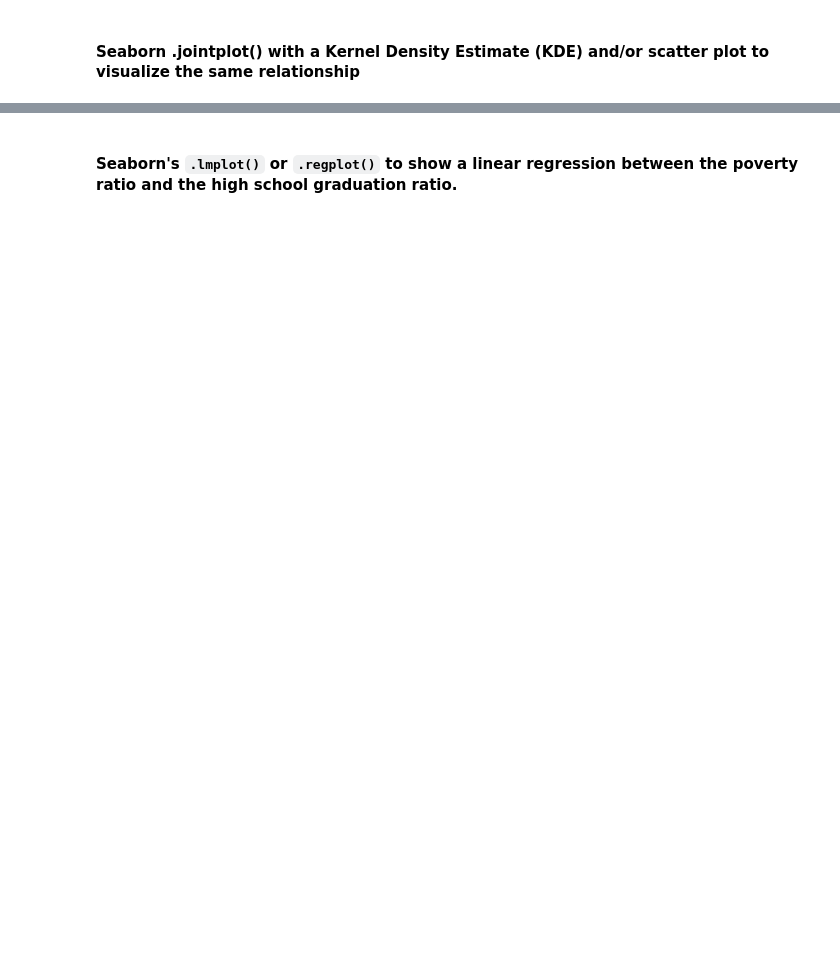
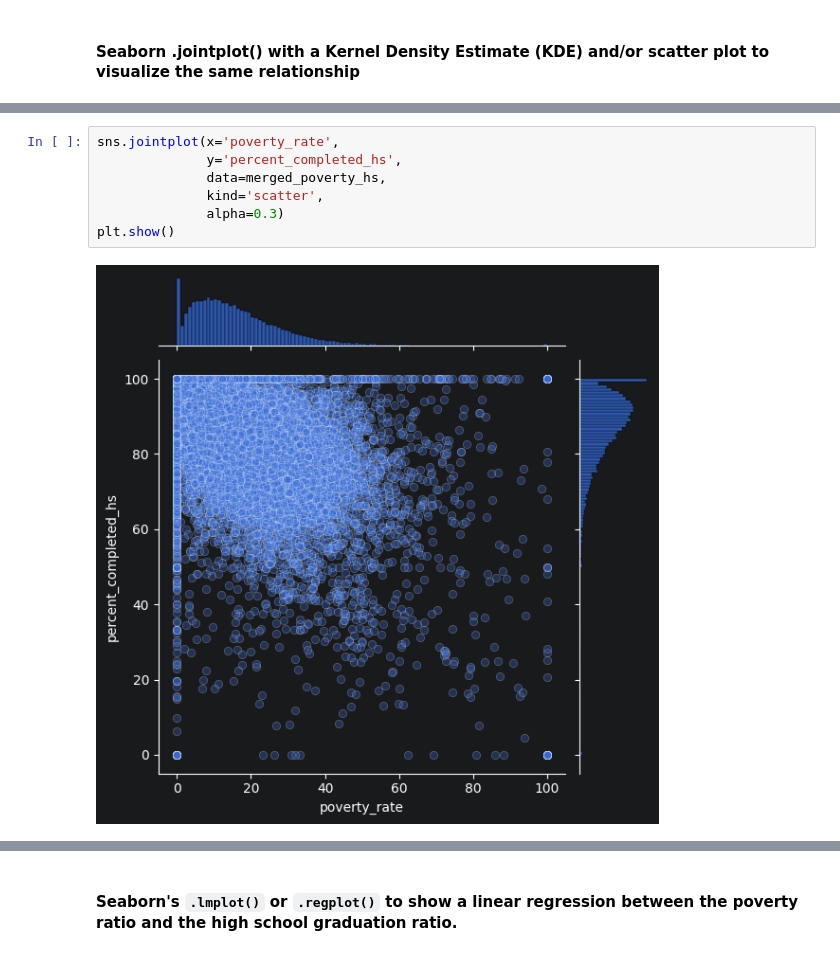
Before and after one commit to gkpyth/deaths-involving-police-in-usa-analysis, a Jupyter notebook: Fatal_Force.ipynb, the cells around one changed output, grey strips where cells are left out. Saved outputs shown, nothing was run; the diff lists cells and outputs as text; blank space fills up the shorter version.

```diff
--- a/Fatal_Force.ipynb
+++ b/Fatal_Force.ipynb
@@ -218,0 +325,9 @@ High School Graduation Rate in ascending order of US States. Which state has the
+# %%
+sns.jointplot(x='poverty_rate',
+              y='percent_completed_hs',
+              data=merged_poverty_hs,
+              kind='scatter',
+              alpha=0.3)
+plt.show()
+# %% [output]
+[figure, added]
```
Also changed, not shown: parts of 49 cells of this notebook.
